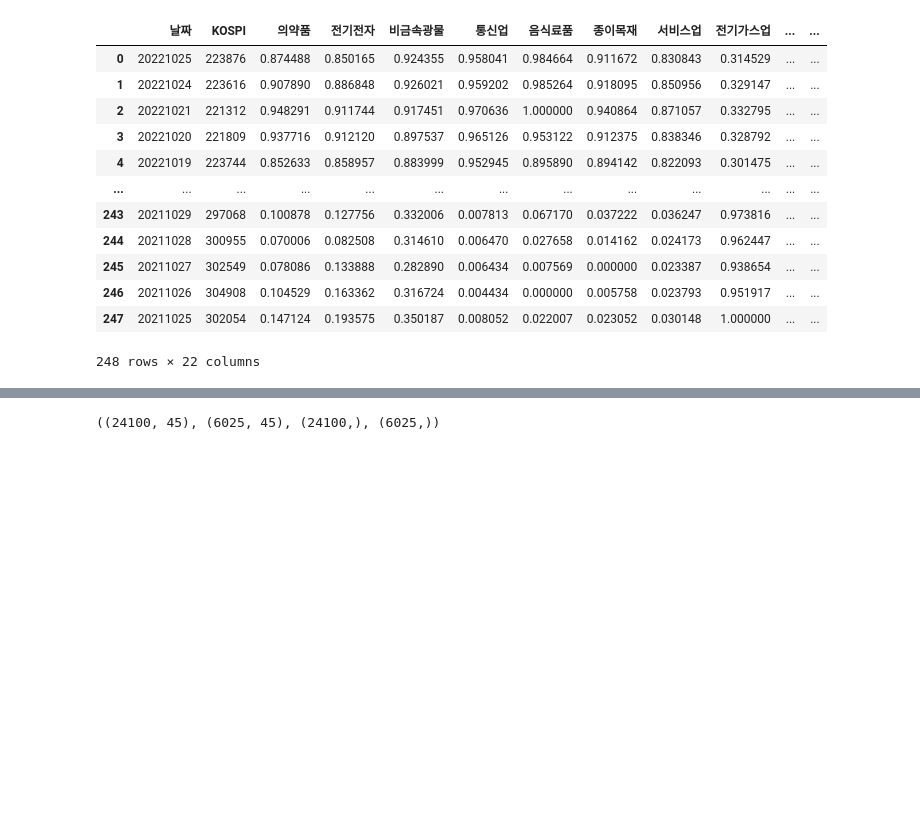
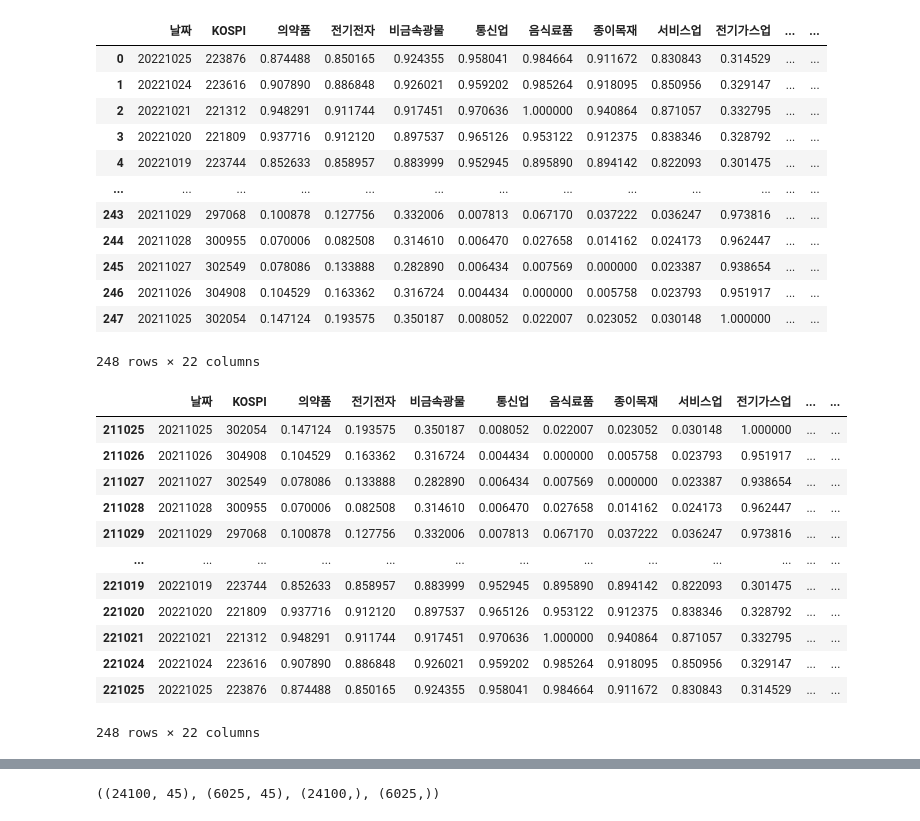
Before and after one commit to Numble2022/ACSM, a Jupyter notebook: industy_stock_index/ind_stock_stop5_rfa.ipynb, the cells around one changed output, grey strips where cells are left out. Saved outputs shown, nothing was run; the diff lists cells and outputs as text; code cells hidden in the pictures; blank space fills up the shorter version.

```diff
--- a/industy_stock_index/ind_stock_stop5_rfa.ipynb
+++ b/industy_stock_index/ind_stock_stop5_rfa.ipynb
@@ -289,3 +370,24 @@ nb_stock
 | 246 | 20211026 | 304908 | 0.104529 | 0.163362 | 0.316724 | 0.004434 | 0.000000 | 0.005758 | 0.023793 | 0.951917 | ... | ... |
 | 247 | 20211025 | 302054 | 0.147124 | 0.193575 | 0.350187 | 0.008052 | 0.022007 | 0.023052 | 0.030148 | 1.000000 | ... | ... |
 248 rows × 22 columns
+# %%
+nb_stock_rev = nb_stock.sort_values(by='날짜', ascending=True)
+date_list = []
+for idx in nb_stock_rev.index :
+    date_list.append(str(nb_stock_rev.loc[idx, '날짜'])[-6:])
+nb_stock_rev.index = date_list
+nb_stock_rev
+# %% [output]
+|  | 날짜 | KOSPI | 의약품 | 전기전자 | 비금속광물 | 통신업 | 음식료품 | 종이목재 | 서비스업 | 전기가스업 | ... | ... |
+| 211025 | 20211025 | 302054 | 0.147124 | 0.193575 | 0.350187 | 0.008052 | 0.022007 | 0.023052 | 0.030148 | 1.000000 | ... | ... |
+| 211026 | 20211026 | 304908 | 0.104529 | 0.163362 | 0.316724 | 0.004434 | 0.000000 | 0.005758 | 0.023793 | 0.951917 | ... | ... |
+| 211027 | 20211027 | 302549 | 0.078086 | 0.133888 | 0.282890 | 0.006434 | 0.007569 | 0.000000 | 0.023387 | 0.938654 | ... | ... |
+| 211028 | 20211028 | 300955 | 0.070006 | 0.082508 | 0.314610 | 0.006470 | 0.027658 | 0.014162 | 0.024173 | 0.962447 | ... | ... |
+| 211029 | 20211029 | 297068 | 0.100878 | 0.127756 | 0.332006 | 0.007813 | 0.067170 | 0.037222 | 0.036247 | 0.973816 | ... | ... |
+| ... | ... | ... | ... | ... | ... | ... | ... | ... | ... | ... | ... | ... |
+| 221019 | 20221019 | 223744 | 0.852633 | 0.858957 | 0.883999 | 0.952945 | 0.895890 | 0.894142 | 0.822093 | 0.301475 | ... | ... |
+| 221020 | 20221020 | 221809 | 0.937716 | 0.912120 | 0.897537 | 0.965126 | 0.953122 | 0.912375 | 0.838346 | 0.328792 | ... | ... |
+| 221021 | 20221021 | 221312 | 0.948291 | 0.911744 | 0.917451 | 0.970636 | 1.000000 | 0.940864 | 0.871057 | 0.332795 | ... | ... |
+| 221024 | 20221024 | 223616 | 0.907890 | 0.886848 | 0.926021 | 0.959202 | 0.985264 | 0.918095 | 0.850956 | 0.329147 | ... | ... |
+| 221025 | 20221025 | 223876 | 0.874488 | 0.850165 | 0.924355 | 0.958041 | 0.984664 | 0.911672 | 0.830843 | 0.314529 | ... | ... |
+248 rows × 22 columns
```
Also changed, not shown: parts of 4 cells of this notebook.
